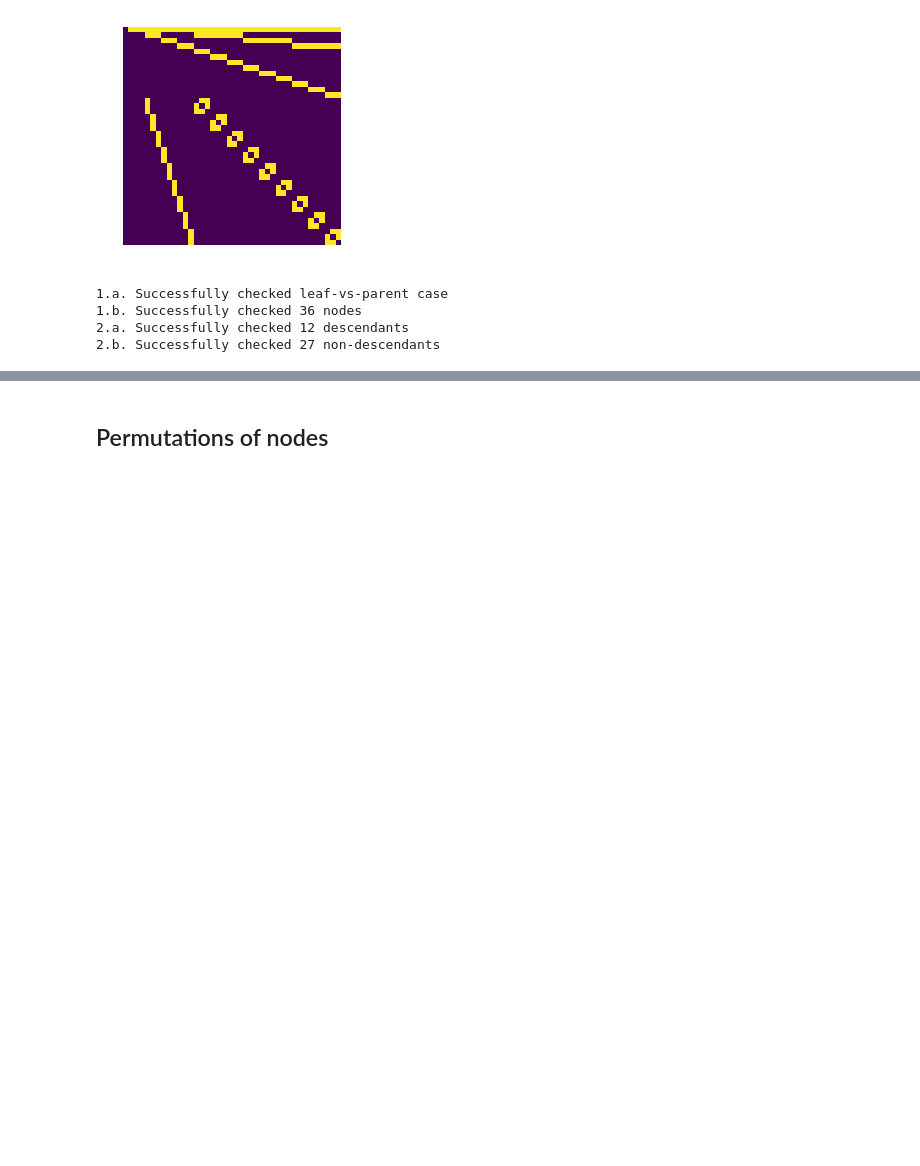
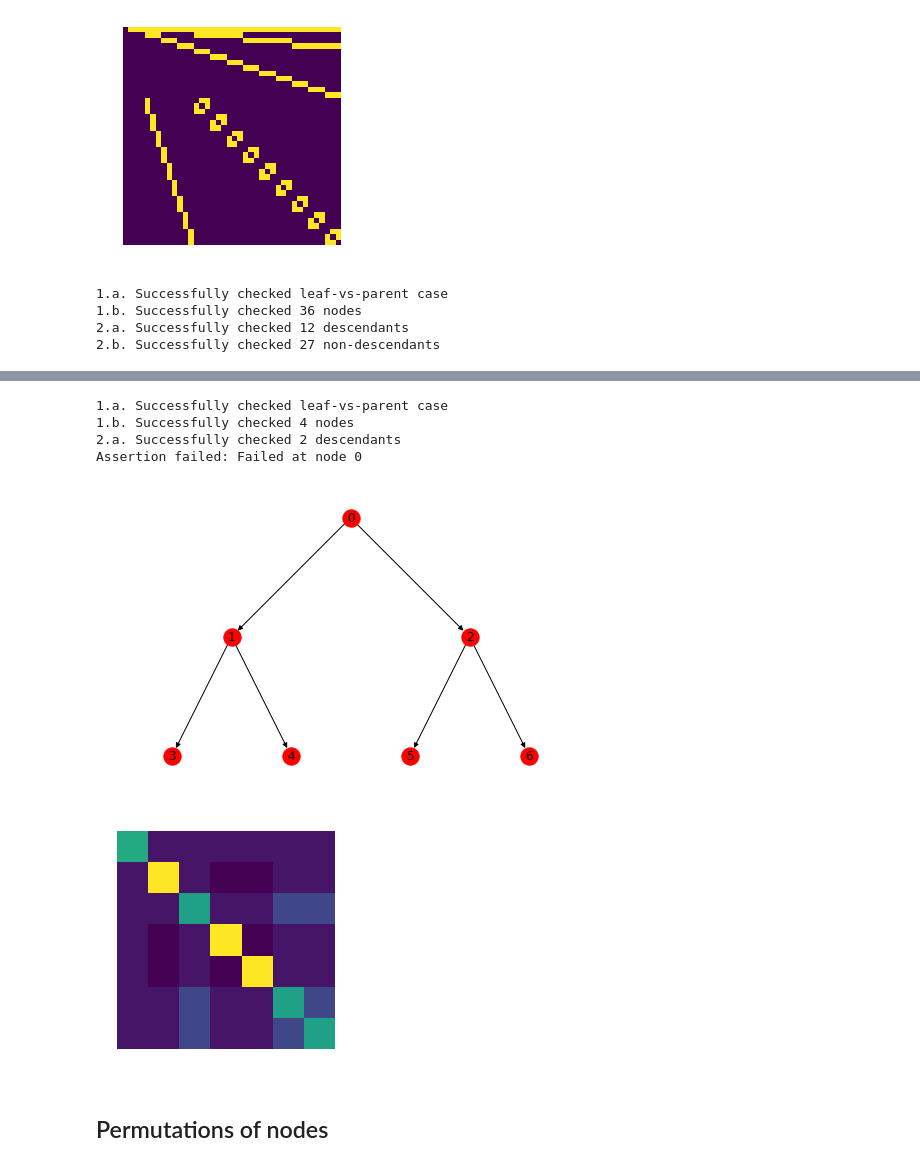
Before and after one commit to aleveren/ucsd-research, a Jupyter notebook: simple-hier-topic-model/pachinko-experiments.ipynb, the cells around one changed output, grey strips where cells are left out. Drawn from its saved outputs; the diff is of its cells as text; code cells hidden in the pictures; blank space fills up the shorter version.

```diff
--- a/simple-hier-topic-model/pachinko-experiments.ipynb
+++ b/simple-hier-topic-model/pachinko-experiments.ipynb
@@ -468,13 +474,17 @@ niceimshow(C_thresh)
 # %% [output]
 [figure]
 # %%
-def check_ratio_matrix(C, verbose = False, atol = 1e-10):
-    assert C.shape[0] == 40, "Need to update test indices for different shape"
-    leaf1, leaf2, parent = 13, 14, 4
-    internal, child = 1, 4
+def check_ratio_matrix(tree, C, verbose = False, atol = 1e-10):
+    paths = get_tree_paths(tree)
+
+    leaf1 = C.shape[0] - 2
+    leaf2 = C.shape[0] - 1
+    parent = paths[leaf1][-2]
+    internal = list(tree.neighbors(tree.graph['root']))[0]
+    child = list(tree.neighbors(internal))[0]
 
     # Check whether C(leaf1, leaf2) = C(leaf1, parent(leaf1))
-    assert np.isclose(C[leaf1, leaf2], C[leaf1, parent], atol=atol)
+    assert np.isclose(C[leaf1, leaf2], C[leaf1, parent], atol=atol), "Failed at leaf-vs-parent case"
     if verbose: print("1.a. Successfully checked leaf-vs-parent case")
 
     # Check whether C(leaf1, leaf2) > C(leaf1, other)
@@ -537,3 +561,34 @@ Wall time: 3.34 s
+# %%
+# Counterexample
+alt_tree = make_tree([2, 2])
+nx.draw(alt_tree, pos = bfs_layout(alt_tree), with_labels = True)
+
+def alt_alpha(node_id):
+    if node_id == 0:
+        return np.array([1.0, 2.0, 3.0])
+    elif node_id == 1:
+        return 0.5 * np.ones(3)  # Key characteristic: is sum of this vector > 2?
+    elif node_id == 2:
+        return 2.0 * np.ones(3)  # Key characteristic: is sum of this vector > 3?
+
+R = compute_combo_tensor(alt_tree, combo_size = 2, alpha_func = alt_alpha, alpha_mode = "node_id")
+C = get_ratio_matrix(R)
+
+niceimshow(C);
+
+try:
+    check_ratio_matrix(alt_tree, C, verbose=True)
+except AssertionError as e:
+    print("Assertion failed: {}".format(e))
+else:
+    print("Assertion succeeded")
+# %% [output]
+1.a. Successfully checked leaf-vs-parent case
+1.b. Successfully checked 4 nodes
+2.a. Successfully checked 2 descendants
+Assertion failed: Failed at node 0
+[figure, added]
+[figure, added]
 # %% [markdown]
 ## Permutations of nodes
 # %% [markdown]
```
Also changed, not shown: parts of 6 cells of this notebook.
